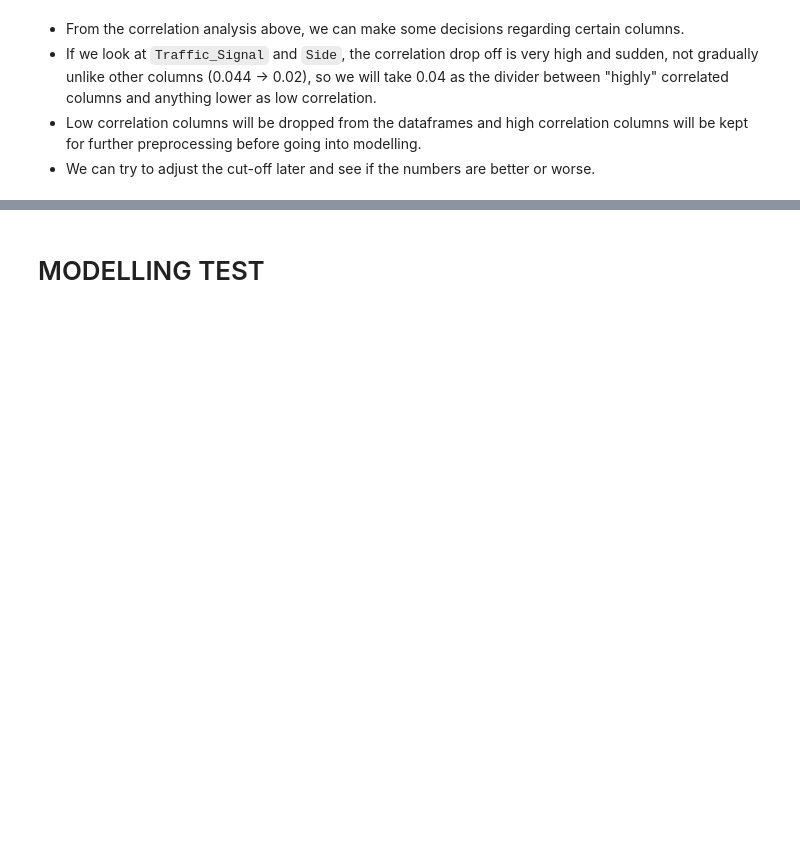
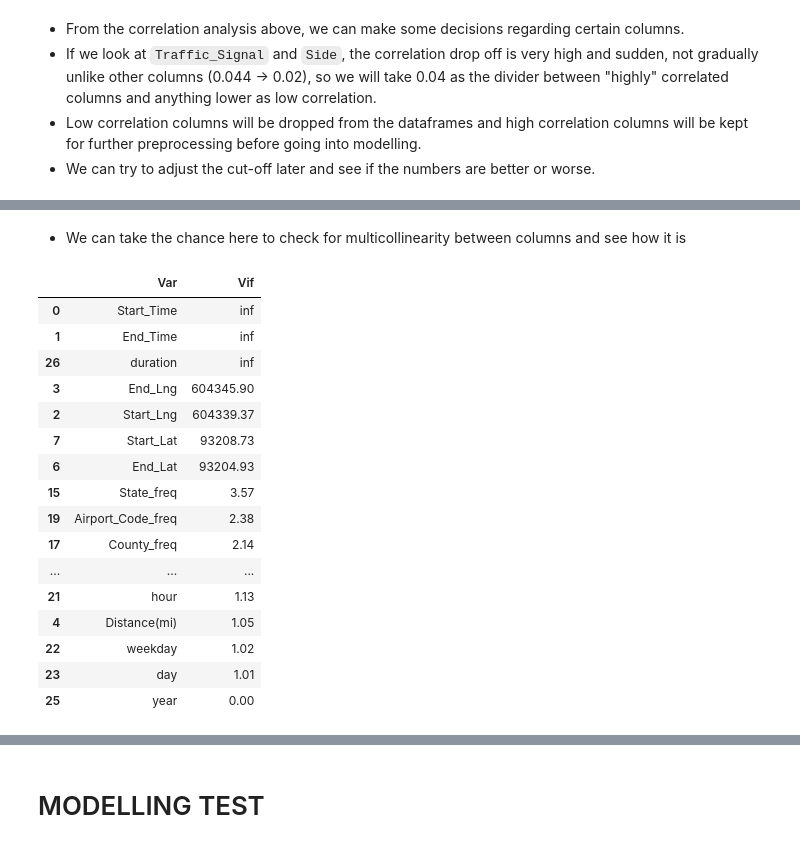
Before and after one commit to s3818311/PDS, a Jupyter notebook: main.ipynb, the cells around one changed output, grey strips where cells are left out. Drawn from its saved outputs; the diff is of its cells as text; code cells hidden in the pictures; blank space fills up the shorter version.

```diff
--- a/main.ipynb
+++ b/main.ipynb
@@ -2066,0 +2223,51 @@ test_df.head(3)
+# %%
+feat_train["duration"] = feat_train["end_dt"] - feat_train["start_dt"]
+feat_val["duration"] = feat_val["end_dt"] - feat_val["start_dt"]
+feat_test["duration"] = feat_test["end_dt"] - feat_test["start_dt"]
+# %%
+feat_train["duration"] = feat_train["duration"] / np.timedelta64(1, 'm')
+feat_val["duration"] = feat_val["duration"] / np.timedelta64(1, 'm')
+feat_test["duration"] = feat_test["duration"] / np.timedelta64(1, 'm')
+# %%
+feat_train = feat_train.drop(["start_dt", "end_dt"], axis=1)
+feat_val = feat_val.drop(["start_dt", "end_dt"], axis=1)
+feat_test = feat_test.drop(["start_dt", "end_dt"], axis=1)
+# %% [markdown]
+* We can take the chance here to check for multicollinearity between columns and see how it is
+# %%
+# checking for multicollinearity
+# credits: https://www.analyticsvidhya.com/blog/2020/03/one-hot-encoding-vs-label-encoding-using-scikit-learn/#h2_3
+
+import statsmodels.api as sm
+
+def calculate_vif(data):
+    vif_df = pd.DataFrame(columns = ['Var', 'Vif'])
+    x_var_names = data.columns
+    for i in range(0, x_var_names.shape[0]):
+        y = data[x_var_names[i]]
+        x = data[x_var_names.drop([x_var_names[i]])]
+        r_squared = sm.OLS(y,x).fit().rsquared
+        vif = round(1/(1-r_squared),2)
+        vif_df.loc[i] = [x_var_names[i], vif]
+    return vif_df.sort_values(by = 'Vif', axis = 0, ascending=False, inplace=False)
+# %%
+# dropping the label, and Timezone while checking because it's still a string
+calculate_vif(feat_train.drop(["Severity", "Timezone"], axis=1))
+# %% [output]
+|  | Var | Vif |
+| 0 | Start_Time | inf |
+| 1 | End_Time | inf |
+| 26 | duration | inf |
+| 3 | End_Lng | 604345.90 |
+| 2 | Start_Lng | 604339.37 |
+| 7 | Start_Lat | 93208.73 |
+| 6 | End_Lat | 93204.93 |
+| 15 | State_freq | 3.57 |
+| 19 | Airport_Code_freq | 2.38 |
+| 17 | County_freq | 2.14 |
+| ... | ... | ... |
+| 21 | hour | 1.13 |
+| 4 | Distance(mi) | 1.05 |
+| 22 | weekday | 1.02 |
+| 23 | day | 1.01 |
+| 25 | year | 0.00 |
```
Also changed, not shown: parts of 81 cells of this notebook, 1 other file.
